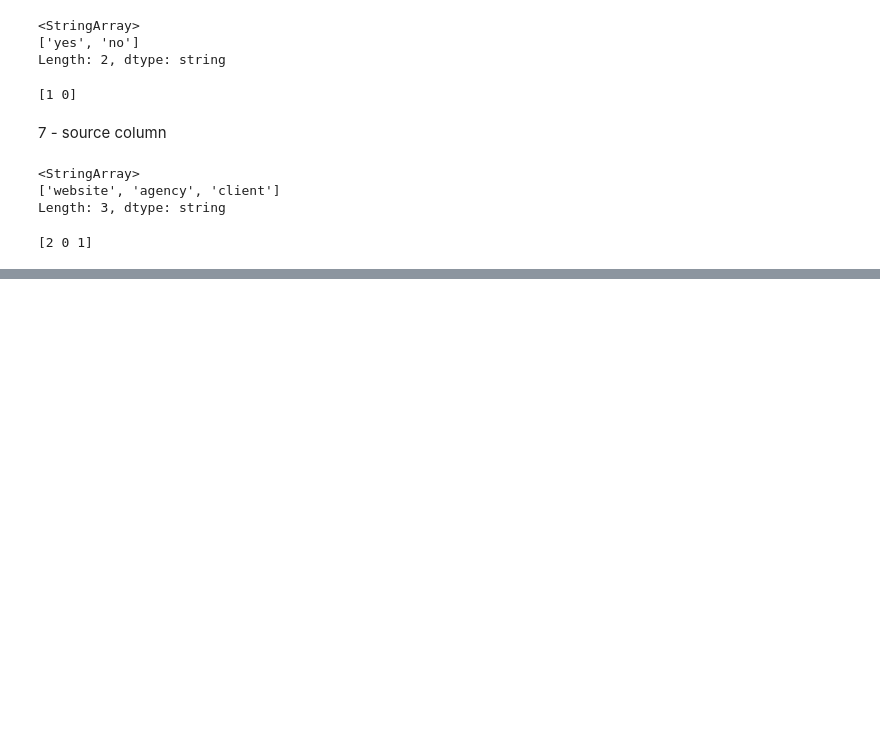
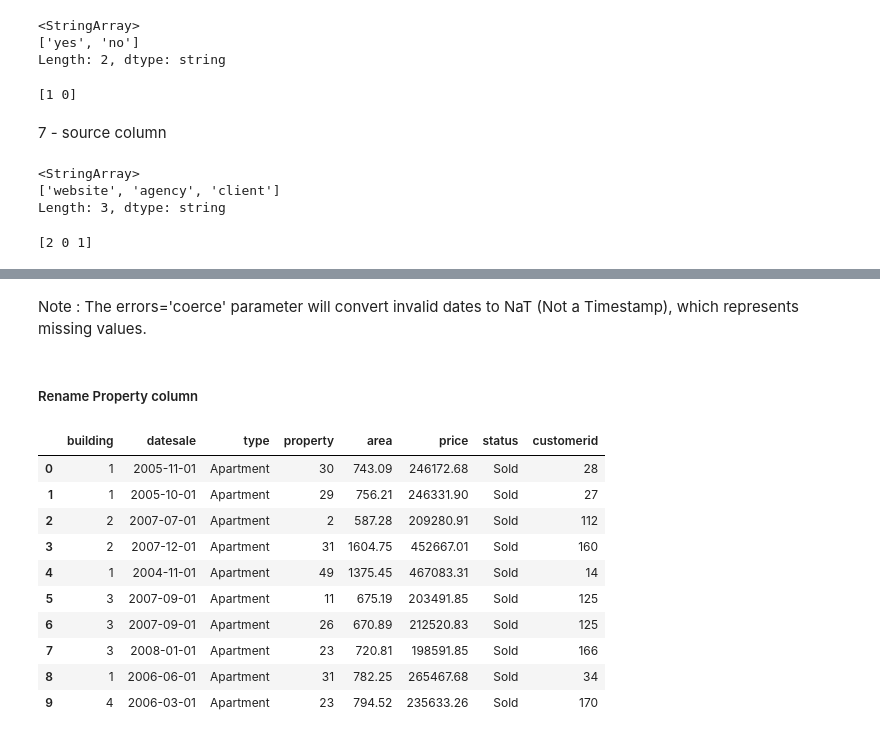
Before and after one commit to mezdourcheima/Real-Estate-Market-Analysis-with-Python, a Jupyter notebook: notebook.ipynb, the cells around one changed output, grey strips where cells are left out. Drawn from its saved outputs; the diff is of its cells as text; code cells hidden in the pictures; blank space fills up the shorter version.

```diff
--- a/notebook.ipynb
+++ b/notebook.ipynb
@@ -377,0 +572,27 @@ dtype: int64
+# %%
+properties['type'] = properties['type'].astype('string')
+properties['status'] = properties['status'].astype('string')
+# %% [markdown]
+Note : The errors='coerce' parameter will convert invalid dates to NaT (Not a Timestamp), which represents missing values.
+# %%
+properties['date_sale'] = pd.to_datetime(properties['date_sale'], format='%m/%d/%Y', errors='coerce')
+# %%
+properties['price'] = properties['price'].str.replace('$','').str.replace(',','').astype('float64')
+# %% [markdown]
+##### Rename Property column
+# %%
+properties.rename(columns={'property#':'property','date_sale':'datesale'},inplace=True )
+# %%
+properties.head(10)
+# %% [output]
+|  | building | datesale | type | property | area | price | status | customerid |
+| 0 | 1 | 2005-11-01 | Apartment | 30 | 743.09 | 246172.68 | Sold | 28 |
+| 1 | 1 | 2005-10-01 | Apartment | 29 | 756.21 | 246331.90 | Sold | 27 |
+| 2 | 2 | 2007-07-01 | Apartment | 2 | 587.28 | 209280.91 | Sold | 112 |
+| 3 | 2 | 2007-12-01 | Apartment | 31 | 1604.75 | 452667.01 | Sold | 160 |
+| 4 | 1 | 2004-11-01 | Apartment | 49 | 1375.45 | 467083.31 | Sold | 14 |
+| 5 | 3 | 2007-09-01 | Apartment | 11 | 675.19 | 203491.85 | Sold | 125 |
+| 6 | 3 | 2007-09-01 | Apartment | 26 | 670.89 | 212520.83 | Sold | 125 |
+| 7 | 3 | 2008-01-01 | Apartment | 23 | 720.81 | 198591.85 | Sold | 166 |
+| 8 | 1 | 2006-06-01 | Apartment | 31 | 782.25 | 265467.68 | Sold | 34 |
+| 9 | 4 | 2006-03-01 | Apartment | 23 | 794.52 | 235633.26 | Sold | 170 |
```
Also changed, not shown: parts of 72 cells of this notebook.
